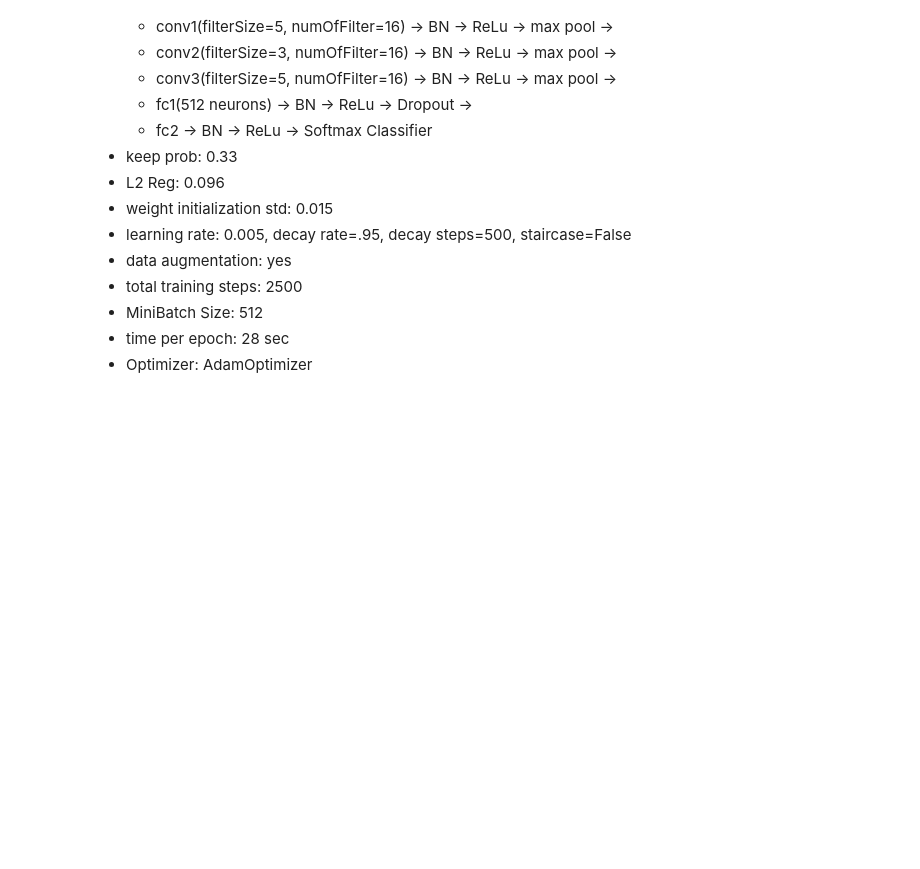
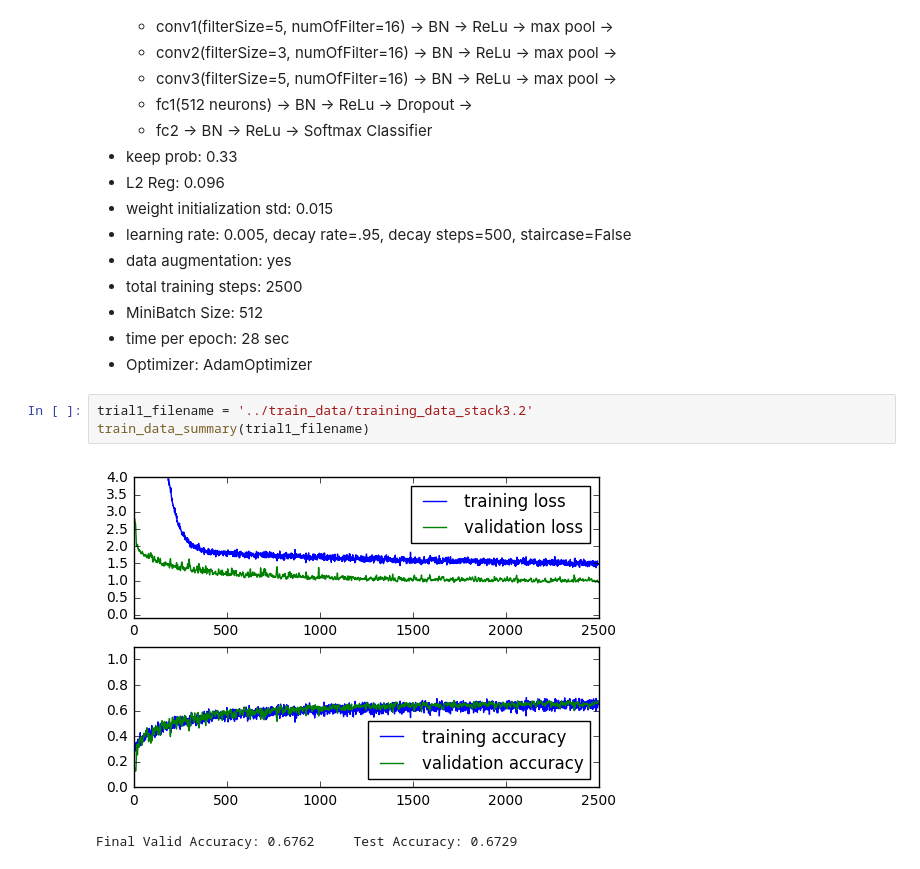
Before and after one commit to zhongyuk/CNNplayground, a Jupyter notebook: capstone/notebook/train_record3.ipynb, the cells around one changed output. Saved outputs shown, nothing was run; the diff lists cells and outputs as text; blank space fills up the shorter version.

```diff
--- a/capstone/notebook/train_record3.ipynb
+++ b/capstone/notebook/train_record3.ipynb
@@ -70,3 +70,9 @@ Final Valid Accuracy: 0.7367     Test Accuracy: 0.7316
 * MiniBatch Size: 512
 * time per epoch: 28 sec
 * Optimizer: AdamOptimizer
+# %%
+trial1_filename = '../train_data/training_data_stack3.2'
+train_data_summary(trial1_filename)
+# %% [output]
+[figure, added]
+Final Valid Accuracy: 0.6762     Test Accuracy: 0.6729
```
Also changed, not shown: 3 other files.
